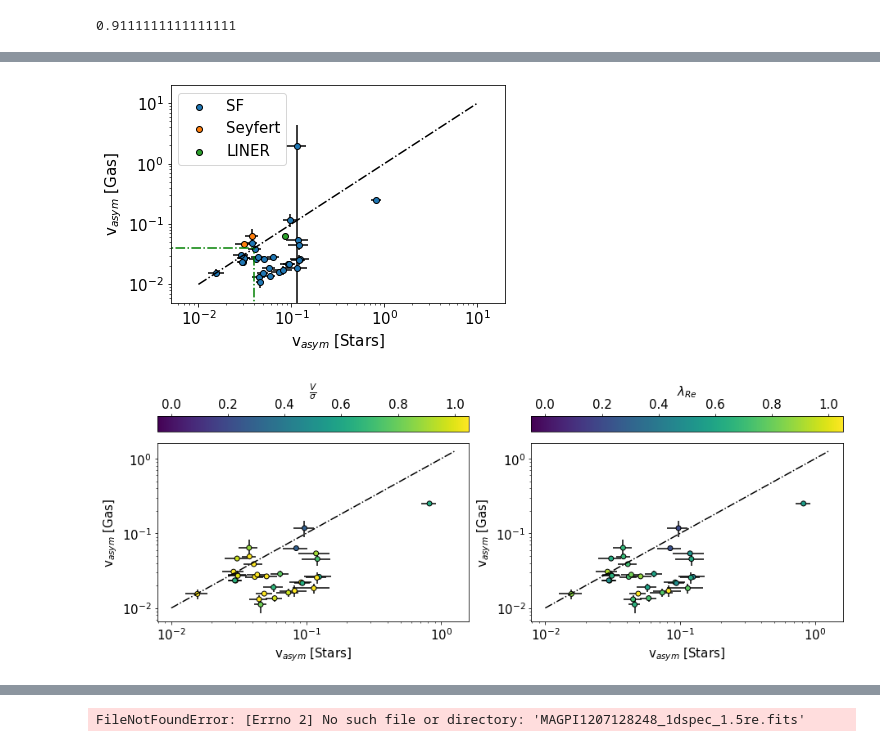
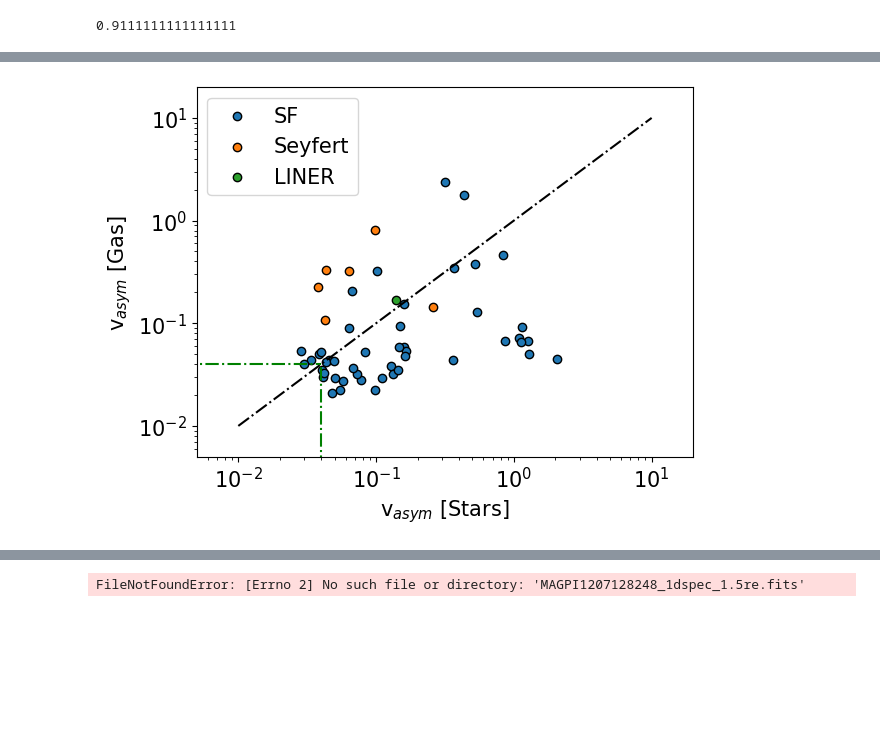
Before and after one commit to r-bagge/MAGPI_kinematics, a Jupyter notebook: plots_n_stuff.ipynb, the cells around one changed output, grey strips where cells are left out. Saved outputs shown, nothing was run; the diff lists cells and outputs as text; code cells hidden in the pictures; blank space fills up the shorter version.

```diff
--- a/plots_n_stuff.ipynb
+++ b/plots_n_stuff.ipynb
@@ -290,73 +250,34 @@ plt.savefig("MAGPI_Emission_Lines/plots/old_plots/v_asym-stellar-mass.pdf",bbox_
 # %%
-file = pd.read_csv("new_kinemetry_sample.csv")
-file = file[file["v_asym_stars"]/file["v_asym_stars_err"]>3]
+file = pd.read_csv("MAGPI_csv/MAGPI_kinemetry_sample_no_err.csv")
+#file = file[file["v_asym_stars"tars"]/file["v_asym_stars_err"]>3]
 #file = file[file["v_asym_stars"]/file["v_asym_stars_err"]>3]
 #file = file[file["v_asym_gas"]/file["v_asym_gas_err"]>3]
-bpt = pd.read_csv("new_kinemetry_sample_BPT.csv")
+bpt = pd.read_csv("MAGPI_csv/MAGPI_kinemetry_sample_BPT.csv")
 sf = file[file["MAGPIID"].isin(bpt[bpt["type(sf=1, sy=2, ln=3) SII"]==1]["MAGPIID"])]
 sy = file[file["MAGPIID"].isin(bpt[bpt["type(sf=1, sy=2, ln=3) SII"]==2]["MAGPIID"])]
 ln = file[file["MAGPIID"].isin(bpt[bpt["type(sf=1, sy=2, ln=3) SII"]==3]["MAGPIID"])]
 comp = file[file["MAGPIID"].isin(bpt[bpt["type(sf+AGN=0, sf=1, sy=2, ln=3)"]==0]["MAGPIID"])]
 fig,ax = plt.subplots()
 ax.scatter(sf["v_asym_stars"],sf["v_asym_gas"],label="SF",ec="k",zorder=2)
 ax.scatter(sy["v_asym_stars"],sy["v_asym_gas"],label="Seyfert",ec="k",zorder=2)
 ax.errorbar(sf["v_asym_stars"],sf["v_asym_gas"],xerr=sf['v_asym_stars_err'],yerr=sf["v_asym_gas_err"],fmt='.k',zorder=1)
 ax.errorbar(sy["v_asym_stars"],sy["v_asym_gas"],xerr=sy['v_asym_stars_err'],yerr=sy["v_asym_gas_err"],fmt='.k',zorder=1)
 ax.scatter(ln["v_asym_stars"],ln["v_asym_gas"],label="LINER",ec="k")
 # ax.scatter(comp["v_asym_stars"],comp["v_asym_gas"],label="Comp",ec="k",zorder=2)
 # ax.errorbar(comp["v_asym_stars"],comp["v_asym_gas"],xerr=comp['v_asym_stars_err'],yerr=comp["v_asym_gas_err"],fmt='.k',zorder=1)
 # ax.scatter(file["v_asym_stars"][bpt["type(sf+AGN=0, sf=1, sy=2, ln=3)"]==2],file["v_asym_gas"][bpt["type(sf+AGN=0, sf=1, sy=2, ln=3)"]==2],label="Seyfert",ec="k")
 # ax.scatter(file["v_asym_stars"][bpt["type(sf+AGN=0, sf=1, sy=2, ln=3)"]==3],file["v_asym_gas"][bpt["type(sf+AGN=0, sf=1, sy=2, ln=3)"]==3],label="LINER")
 # ax.scatter(file["v_asym_stars"][bpt["type(sf+AGN=0, sf=1, sy=2, ln=3)"]==0],file["v_asym_gas"][bpt["type(sf+AGN=0, sf=1, sy=2, ln=3)"]==0],label="Comp",ec="k")
 ax.plot(np.linspace(1e-2,1e1), np.linspace(1e-2,1e1), ls='dashdot', c="k")
 ax.vlines(0.04,ymin=10**(-3.5),ymax=0.04,colors="g",ls="dashdot")
 ax.hlines(0.04,xmin=10**(-3.1),xmax=0.04,colors='g',ls="dashdot")
 ax.set_yscale("log")
 ax.set_xscale("log")
 ax.set_xlabel(r"v$_{asym}$ [Stars]")
 ax.set_ylabel(r"v$_{asym}$ [Gas]")
 ax.set_xlim(10**(-2.3),10**(1.3))
 ax.set_ylim(10**(-2.3),10**(1.3))
 ax.legend()
 plt.savefig("plots/SF_AGN_gas_vs_stars.pdf",bbox_inches="tight")
 # %% [output]
-[figure, old version]
+[figure, new version]
-# %%
-file = pd.read_csv("new_kinemetry_sample.csv")
-file = file[file["v_asym_stars"]/file["v_asym_stars_err"]>3]
-file = file[file["v_asym_gas"]/file["v_asym_gas_err"]>3]
-
-prospect = pd.read_csv("MAGPI_ProSpectCat_v0.1.csv")
-bpt = pd.read_csv("new_kinemetry_sample_BPT.csv")
-stellar_pop = pd.read_csv("stellar_pops/MAGPI_ApertureSpectra_StellarPops_V1.0_SPV.csv")
-
-stellar_pop = stellar_pop[stellar_pop["MAGPIID"].isin(file["MAGPIID"])]
-age = stellar_pop["logage_MW_2re"].to_numpy()
-prospect = prospect[prospect["MAGPIID"].isin(file["MAGPIID"])]
-bpt = bpt[bpt["MAGPIID"].isin(file["MAGPIID"])]
-
-pot= np.log10(prospect["StellarMass_median"].to_numpy()) - np.log10(bpt["re, kpc"])
-SFR = bpt["SFR, dust corrected"].to_numpy()
-l_re = pd.read_csv("lambda_Re_seeing_corrected.csv")
-l_re = l_re[l_re["MAGPIID"].isin(file["MAGPIID"])]
-v_sigma = l_re["corr_v_on_sigma"].to_numpy()
-lre = l_re["corr_lambda_re"].to_numpy()
-x = np.logspace(-2,0.1)
-
-fig,(ax1,ax2)=plt.subplots(1,2,figsize=(15,5))
-p1=ax1.scatter(file["v_asym_stars"].to_numpy(),file["v_asym_gas"].to_numpy(),c=v_sigma,ec="k",zorder=2,vmin=-0.05,vmax=1.05)
-ax1.errorbar(file["v_asym_stars"].to_numpy(),file["v_asym_gas"].to_numpy(),xerr=file["v_asym_stars_err"].to_numpy(),
-            yerr=file["v_asym_gas_err"].to_numpy(),fmt=".k",zorder=1)
-p2=ax2.scatter(file["v_asym_stars"].to_numpy(),file["v_asym_gas"].to_numpy(),c=lre,ec="k",zorder=2,vmin=-0.05,vmax=1.05)
-ax2.errorbar(file["v_asym_stars"].to_numpy(),file["v_asym_gas"].to_numpy(),xerr=file["v_asym_stars_err"].to_numpy(),
-            yerr=file["v_asym_gas_err"].to_numpy(),fmt=".k",zorder=1)
-for p,ax,label in zip([p1,p2],[ax1,ax2],[r"$\frac{V}{\sigma}$",r"$\lambda_{Re}$"]):
-    ax.set_xscale("log")
-    ax.set_yscale("log")
-    ax.set_ylabel(r"v$_{asym}$ [Gas]")
-    ax.set_xlabel(r"v$_{asym}$ [Stars]")
-    ax.plot(x,x,ls="dashdot",c="k")
-    plt.colorbar(p,ax=ax,label=label,location="top")
-plt.savefig("plots/v_asym_age.pdf",bbox_inches="tight")
-# %% [output]
-[figure, removed]
```
Also changed, not shown: parts of 54 cells of this notebook, 1 other file.
